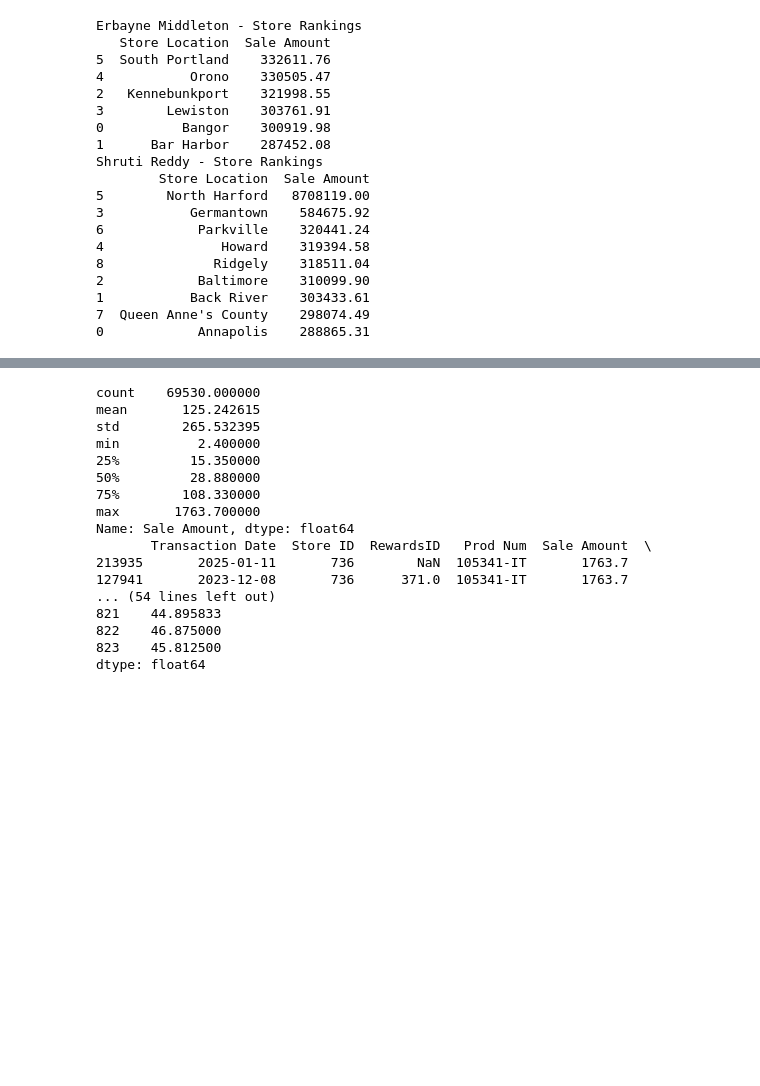
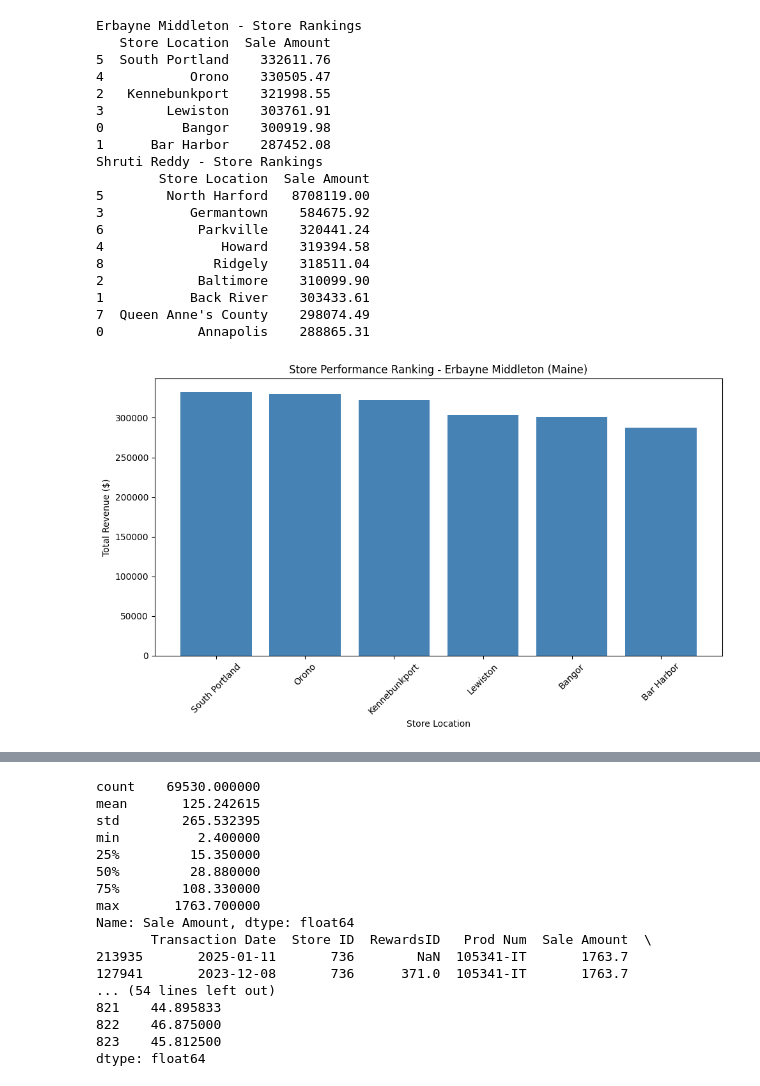
Before and after one commit to OKRR66/Capstone_2, a Jupyter notebook: KARAER_sales_analysis.ipynb, the cells around one changed output, grey strips where cells are left out. Cells and saved outputs as stored; diff of their text form; code cells hidden in the pictures; blank space fills up the shorter version.

```diff
--- a/KARAER_sales_analysis.ipynb
+++ b/KARAER_sales_analysis.ipynb
@@ -411,3 +444,18 @@ Shruti Reddy - Store Rankings
 1           Back River    303433.61
 7  Queen Anne's County    298074.49
 0            Annapolis    288865.31
+# %%
+#Bar graph for Erbayne's store performance ranking
+plt.figure(figsize=(10, 6))
+
+plt.bar(erbayne_store_rev['Store Location'], erbayne_store_rev['Sale Amount'], color='steelblue')
+
+plt.title('Store Performance Ranking - Erbayne Middleton (Maine)')
+plt.xlabel('Store Location')
+plt.ylabel('Total Revenue ($)')
+plt.xticks(rotation=45)
+
+plt.tight_layout()
+plt.show()
+# %% [output]
+[figure, added]
```
Also changed, not shown: parts of 23 cells of this notebook.
